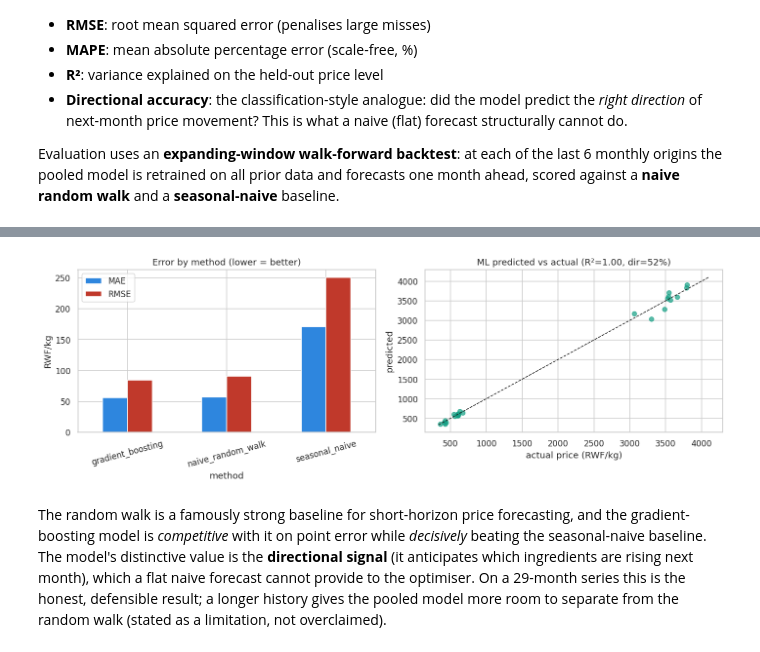
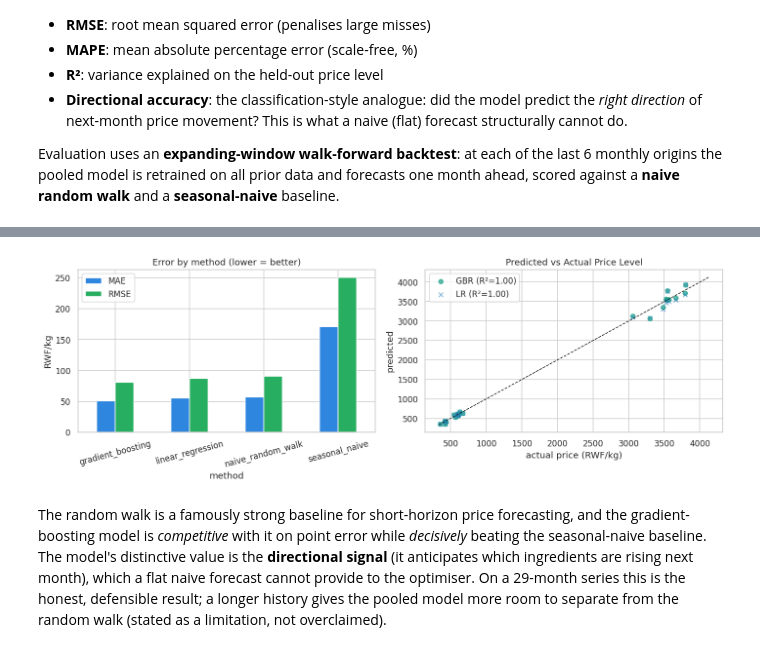
Before and after one commit to degide/poultry-feed-formulation, a Jupyter notebook: notebook/ModelNotebook.ipynb, the cells around one changed output, grey strips where cells are left out. Cells and saved outputs as stored; diff of their text form; code cells hidden in the pictures.

```diff
--- a/notebook/ModelNotebook.ipynb
+++ b/notebook/ModelNotebook.ipynb
@@ -21,7 +18,7 @@ from pathlib import Path
 ROOT = Path.cwd() / ".."
 BACKEND = ROOT / "backend" if (ROOT / "backend").exists() else ROOT
 sys.path.insert(0, str(BACKEND))
-DATA = BACKEND / "app" / "data" / "rwanda_price_history.csv"
+DATA = BACKEND / "app" / "data" / "merged_feed_prices.csv"
 FIG = ROOT / "docs" / "figures"
 FIG.mkdir(parents=True, exist_ok=True)
 
@@ -52,6 +49,8 @@ inputs (soybean meal, premix, methionine, etc.) are import-parity priced, have
 no local series, and are handled separately (kept on manual prices).
 # %%
 df = pd.read_csv(DATA, parse_dates=["price_date"])
+# Filter for national average series to keep data consistent with single location training
+df = df[df["market_location"] == "Rwanda"].copy()
 print("rows:", len(df), "| ingredients:", df.ingredient_name.nunique(),
       "| span:", df.price_date.min().date(), "->", df.price_date.max().date())
 df.head()
@@ -302,19 +393,23 @@ Naive directional accuracy: 0.0%  (flat forecast has no direction)
 # %%
-# Visual: method comparison + predicted-vs-actual
+# Visual comparison of methods and predicted-vs-actual scatters
 fig, ax = plt.subplots(1, 2, figsize=(13, 4.5))
 mt = metrics_tbl.set_index("method")[["MAE", "RMSE"]]
-mt.plot.bar(ax=ax[0], color=["#2e86de", "#c0392b"])
+mt.plot.bar(ax=ax[0], color=["#2e86de", "#27ae60", "#c0392b", "#d35400"])
 ax[0].set_title("Error by method (lower = better)"); ax[0].tick_params(axis="x", rotation=15)
 ax[0].set_ylabel("RWF/kg")
-lim = [min(acts.min(), preds.min()) * .95, max(acts.max(), preds.max()) * 1.05]
-ax[1].scatter(acts, preds, alpha=.7, color="#16a085")
+
+lim = [min(acts.min(), preds_gbr.min()) * .95, max(acts.max(), preds_gbr.max()) * 1.05]
+ax[1].scatter(acts, preds_gbr, alpha=.7, color="#16a085", label=f"GBR (R²={r2_gbr:.2f})")
+ax[1].scatter(acts, preds_lr, alpha=.5, color="#2980b9", marker="x", label=f"LR (R²={r2_lr:.2f})")
 ax[1].plot(lim, lim, "k--", lw=1)
 ax[1].set_xlabel("actual price (RWF/kg)"); ax[1].set_ylabel("predicted")
-ax[1].set_title(f"ML predicted vs actual (R²={r2:.2f}, dir={dir_acc:.0f}%)")
+ax[1].set_title("Predicted vs Actual Price Level")
+ax[1].legend()
+
 fig.tight_layout(); fig.savefig(FIG / "fig6_model_comparison.png", bbox_inches="tight")
 plt.show()
 # %% [output]
-[figure, old version]
+[figure, new version]
 # %% [markdown]
 The random walk is a famously strong baseline for short-horizon price forecasting, and the gradient-boosting model is *competitive* with it on point error while *decisively* beating the seasonal-naive baseline. The model's distinctive value is the **directional signal** (it anticipates which ingredients are rising next month), which a flat naive forecast cannot provide to the optimiser. On a 29-month series this is the honest, defensible result; a longer history gives the pooled model more room to separate from the random walk (stated as a limitation, not overclaimed).
 # %% [markdown]
```
Also changed, not shown: parts of 16 cells of this notebook, 33 other files.
